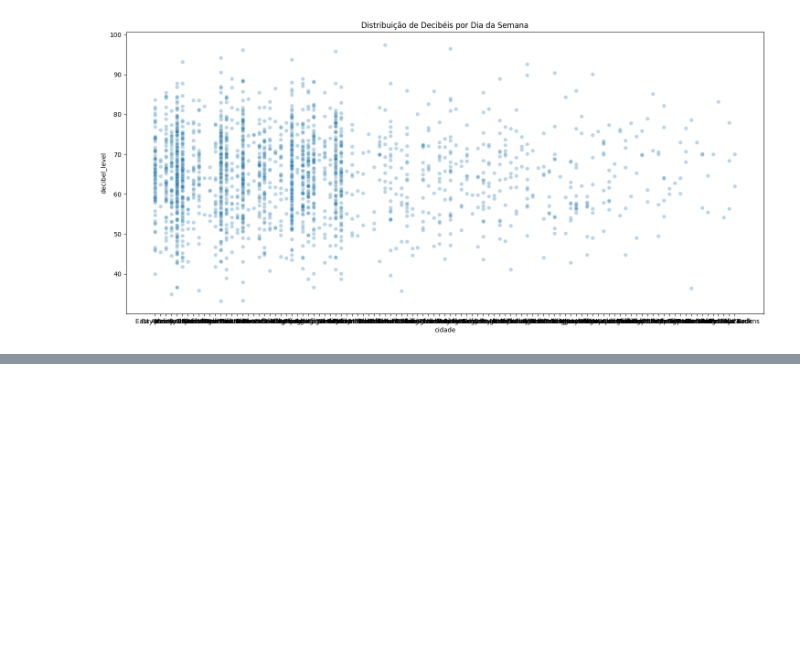
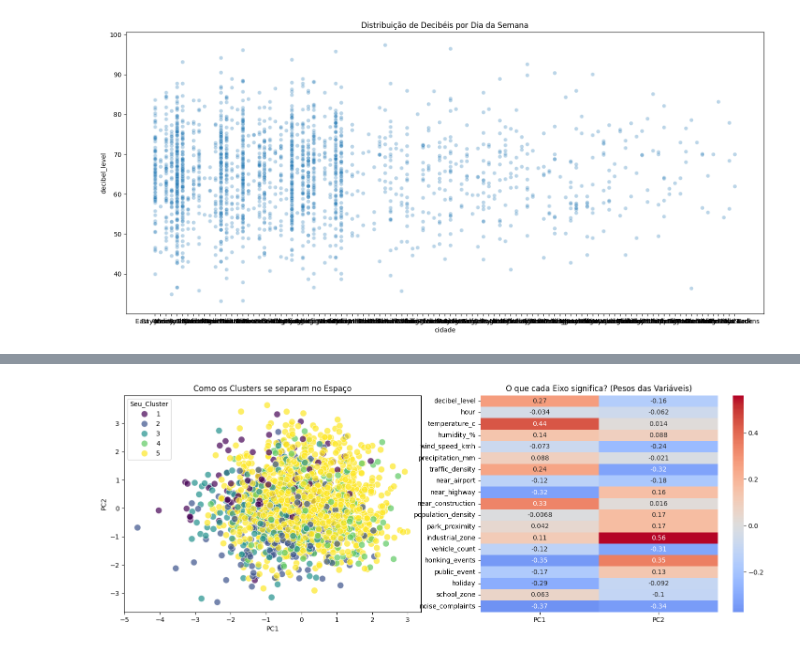
Before and after one commit to schusmeicer/kagle_urban_noise, a Jupyter notebook: Kaggle_urban_noise.ipynb, the cells around one changed output, grey strips where cells are left out. Drawn from its saved outputs; the diff is of its cells as text; code cells hidden in the pictures; blank space fills up the shorter version.

```diff
--- a/Kaggle_urban_noise.ipynb
+++ b/Kaggle_urban_noise.ipynb
@@ -237,0 +327,13 @@ plt.show()
+# %%
+# Definir o número de clusters desejado (ex: 4)
+num_clusters = 5
+# Usar fcluster para obter os rótulos dos clusters
+# criterion='maxclust' significa que queremos um número máximo de clusters igual a 't'
+clusters = fcluster(Z, num_clusters, criterion='maxclust')
+
+# Adicionar os rótulos dos clusters ao DataFrame original
+df['cluster'] = clusters
+
+print(f"Número de clusters formados: {df['cluster'].nunique()}")
+print("Distribuição das amostras por cluster:")
+display(df['cluster'].value_counts().sort_index())
@@ -237,0 +350,26 @@ plt.show()
+# %%
+# 3. APLICAR PCA
+pca = PCA(n_components=2) # Vamos reduzir para 2D para conseguir ver
+principalComponents = pca.fit_transform(df_scaled)
+
+# Criar um DataFrame temporário com os resultados do PCA
+pca_df = pd.DataFrame(data=principalComponents, columns=['PC1', 'PC2'])
+pca_df['Seu_Cluster'] = clusters # Trazendo os labels de volta
+
+# 4. PLOTAR
+fig, ax = plt.subplots(1, 2, figsize=(18, 6))
+
+# Gráfico A: Visualização Espacial (As "Bolinhas")
+sns.scatterplot(x='PC1', y='PC2', hue='Seu_Cluster', data=pca_df,
+                palette='viridis', s=100, alpha=0.7, ax=ax[0])
+ax[0].set_title('Como os Clusters se separam no Espaço')
+
+# Gráfico B: Interpretação dos Eixos (O "Segredo")
+# Isso mostra quais variáveis originais "puxam" os dados para a direita/esquerda ou cima/baixo
+loadings = pd.DataFrame(pca.components_.T, columns=['PC1', 'PC2'], index=df_numeric.columns)
+sns.heatmap(loadings, annot=True, cmap='coolwarm', center=0, ax=ax[1])
+ax[1].set_title('O que cada Eixo significa? (Pesos das Variáveis)')
+
+plt.show()
+# %% [output]
+[figure, added]
```
Also changed, not shown: parts of 40 cells of this notebook.
